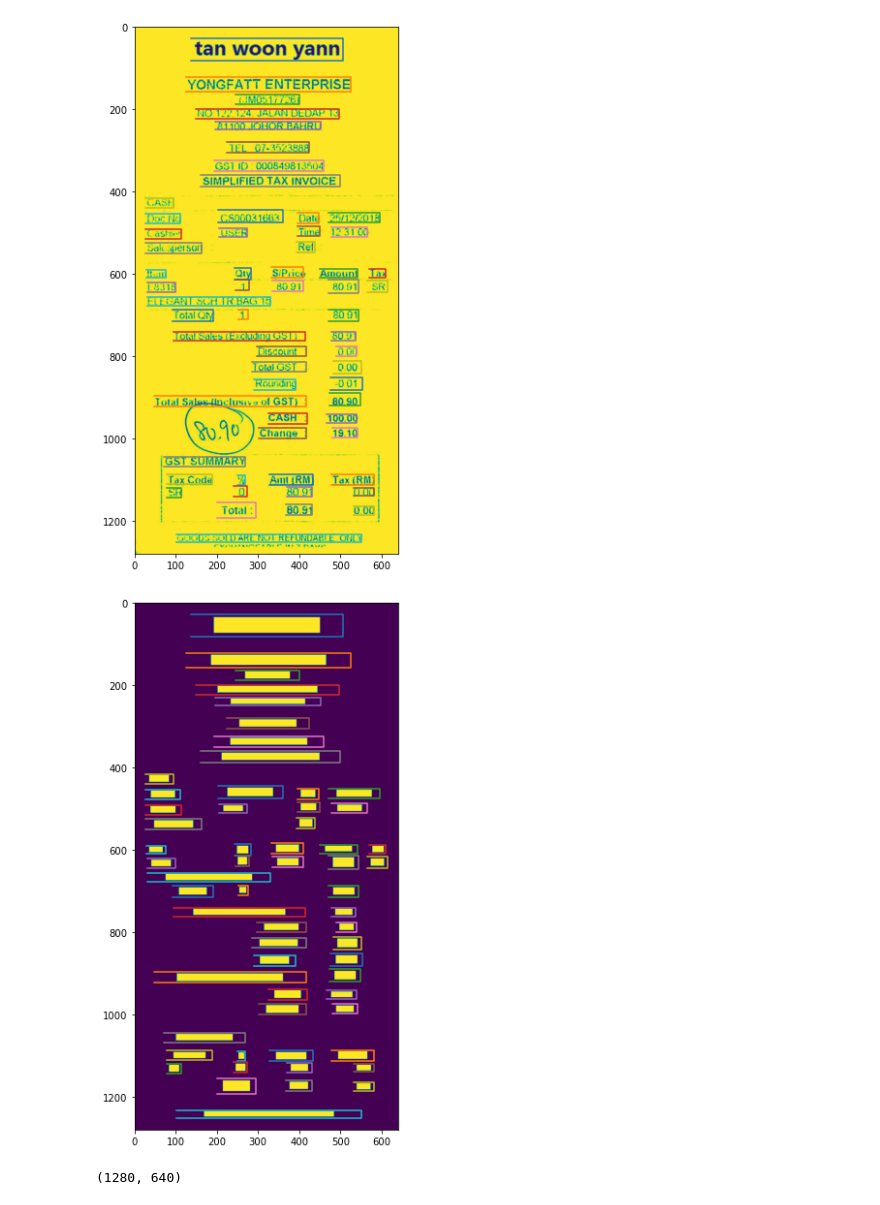
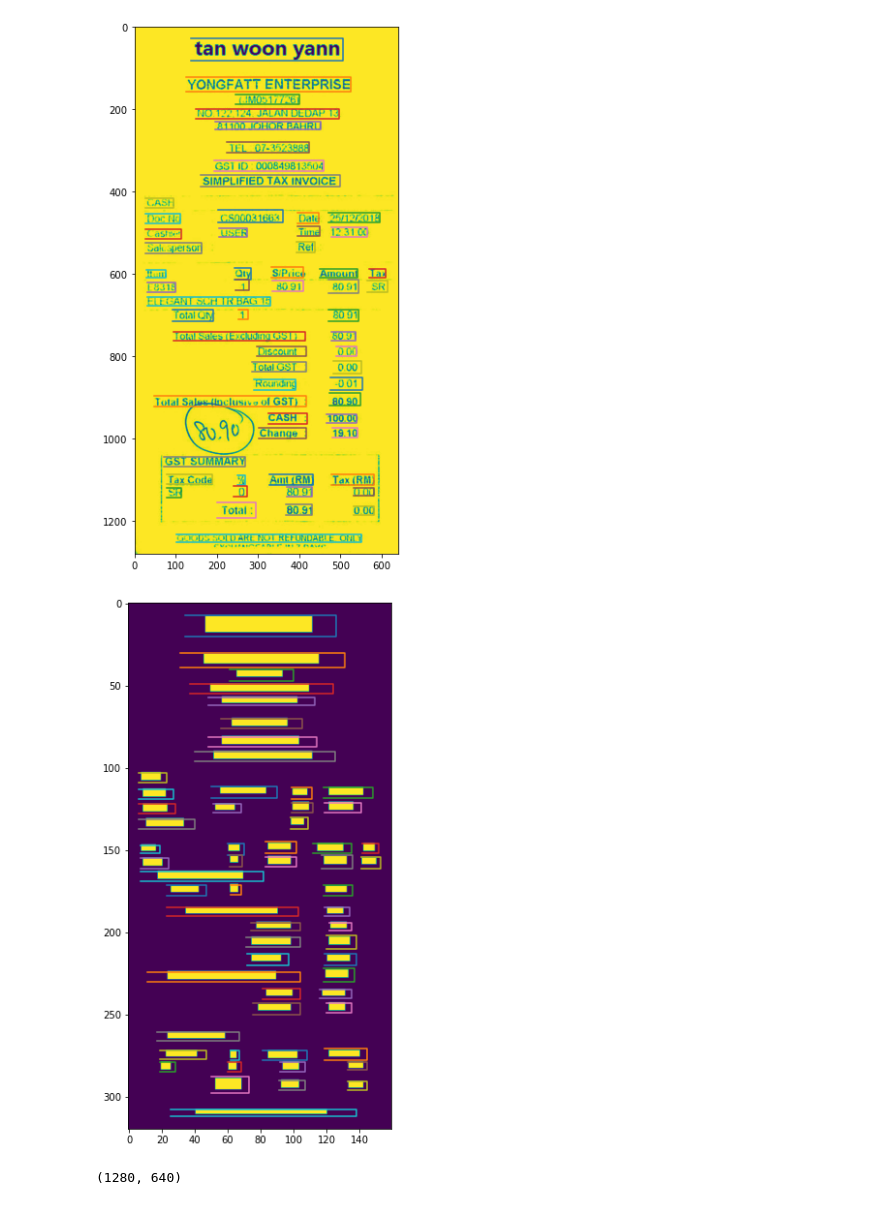
Before and after one commit to Junaid7000/EAST, a Jupyter notebook: Notebooks/data_preprocessing_and_cleaning.ipynb, the cells around one changed output. Cells and saved outputs as stored; diff of their text form; code cells hidden in the pictures.

```diff
--- a/Notebooks/data_preprocessing_and_cleaning.ipynb
+++ b/Notebooks/data_preprocessing_and_cleaning.ipynb
@@ -20,10 +9,0 @@ if not os.path.exists(processed_data_path):
-# %%
-for image in os.listdir(images_folder):
-    label_name = image[:-4] + ".txt"
-
-    image = os.path.join(images_folder, image)
-    label = os.path.join(labels_folder, label)
-
-    img = cv2.imread(image)
-
-    break
@@ -129,26 +103,51 @@ def map_score(score, box):
     return score
 
 
-def create_score_map(img, boxes):
+def scale_bnd_boxes(box, scale_X, scale_Y):
+    if isinstance(box, list):
+        box = np.array(box)
 
-    score = np.zeros_like(np.array(img))
+    box[0] = box[0]*scale_X
+    box[1] = box[1]*scale_Y
+
+    return box
+
+def create_score_map(img, boxes, scale = 0.25):
+
+    old_width, old_height = img.size
+    new_width, new_height = int(old_width*scale), int(old_height*scale)
+
+    score = np.zeros((new_height, new_width))
+    scale_X = new_width/old_width
+    scale_Y = new_height/old_height
 
     for box in bnd_box:
         box = get_all_coords(box)
+        box = scale_bnd_boxes(box, scale_X, scale_Y)
         scaled_box = scale_rectangle(box, 0.7)
         score = map_score(score, scaled_box)
 
     return score
 # %%
-score = create_score_map(img, bnd_box)
+score = create_score_map(img, bnd_box, scale = 0.25)
+# %%
+scale = 0.25
+
+old_width, old_height = img.size
+new_width, new_height = int(old_width*scale), int(old_height*scale)
+
+scale_X = new_width/old_width
+scale_Y = new_height/old_height
 # %%
 plt.figure(figsize=(10, 10))
 plt.imshow(score)
+
 for box in bnd_box:
     box = get_all_coords(box)
+    box = scale_bnd_boxes(box, scale_X, scale_Y)
     plt.plot(box[0], box[1])
 # %% [output]
-[figure, old version]
+[figure, new version]
 # %%
 score.shape
 # %% [output]
```
Also changed, not shown: parts of 12 cells of this notebook, 6 other files.
